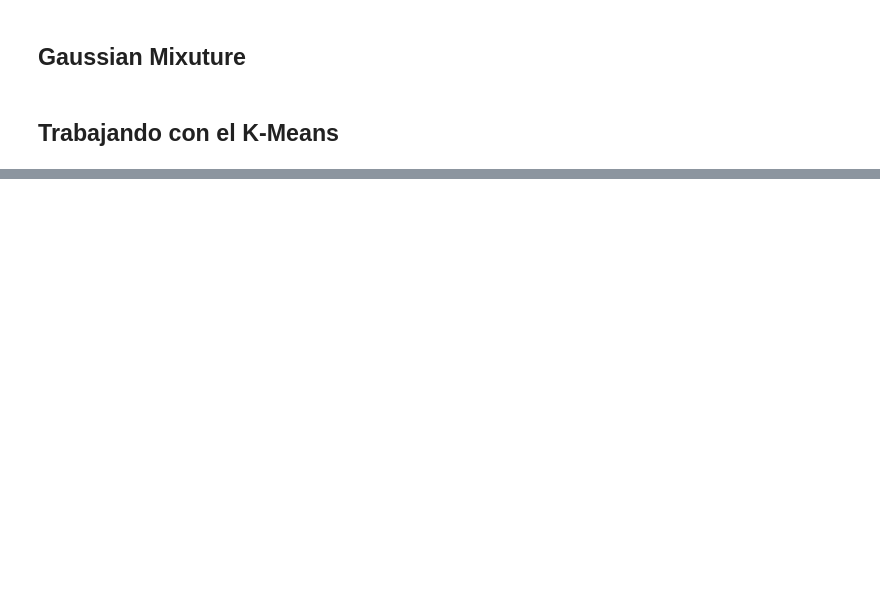
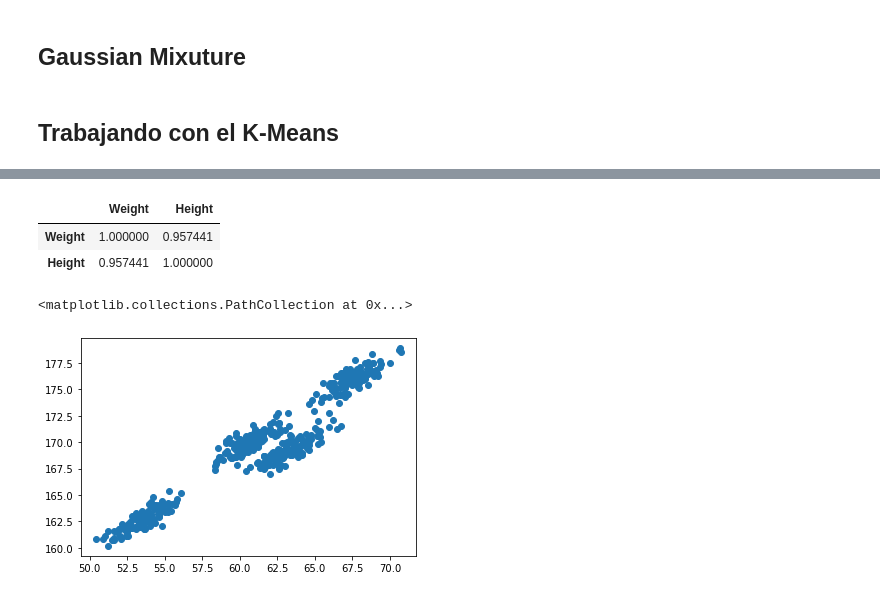
Before and after one commit to jsanz81/Bootcamp_Abril2023, a Jupyter notebook: 05_Machine_Learning/03_Aprendizaje_No_Supervisado/Cluster/Gaussian_Mixture/Gaussian_Mixture.ipynb, the cells around one changed output, grey strips where cells are left out. Drawn from its saved outputs; the diff is of its cells as text; code cells hidden in the pictures; blank space fills up the shorter version.

Commit message:
Gaussian

```diff
--- a/05_Machine_Learning/03_Aprendizaje_No_Supervisado/Cluster/Gaussian_Mixture/Gaussian_Mixture.ipynb
+++ b/05_Machine_Learning/03_Aprendizaje_No_Supervisado/Cluster/Gaussian_Mixture/Gaussian_Mixture.ipynb
@@ -3,7 +3,7 @@
 # %%
 import pandas as pd
 import matplotlib.pyplot as plt
-df=pd.read_csv("./Gaussian_Mixture.csv")
+df=pd.read_csv("./Datos/Gaussian_Mixture.csv")
 # %% [markdown]
 ## Trabajando con el K-Means
 # %%
@@ -12,0 +20,11 @@ df.head()
+# %%
+df.corr()
+# %% [output]
+|  | Weight | Height |
+| Weight | 1.000000 | 0.957441 |
+| Height | 0.957441 | 1.000000 |
+# %%
+plt.scatter(df.Weight,df.Height)
+# %% [output]
+<matplotlib.collections.PathCollection at 0x...>
+[figure, added]
```
Also changed, not shown: parts of 33 cells of this notebook.
